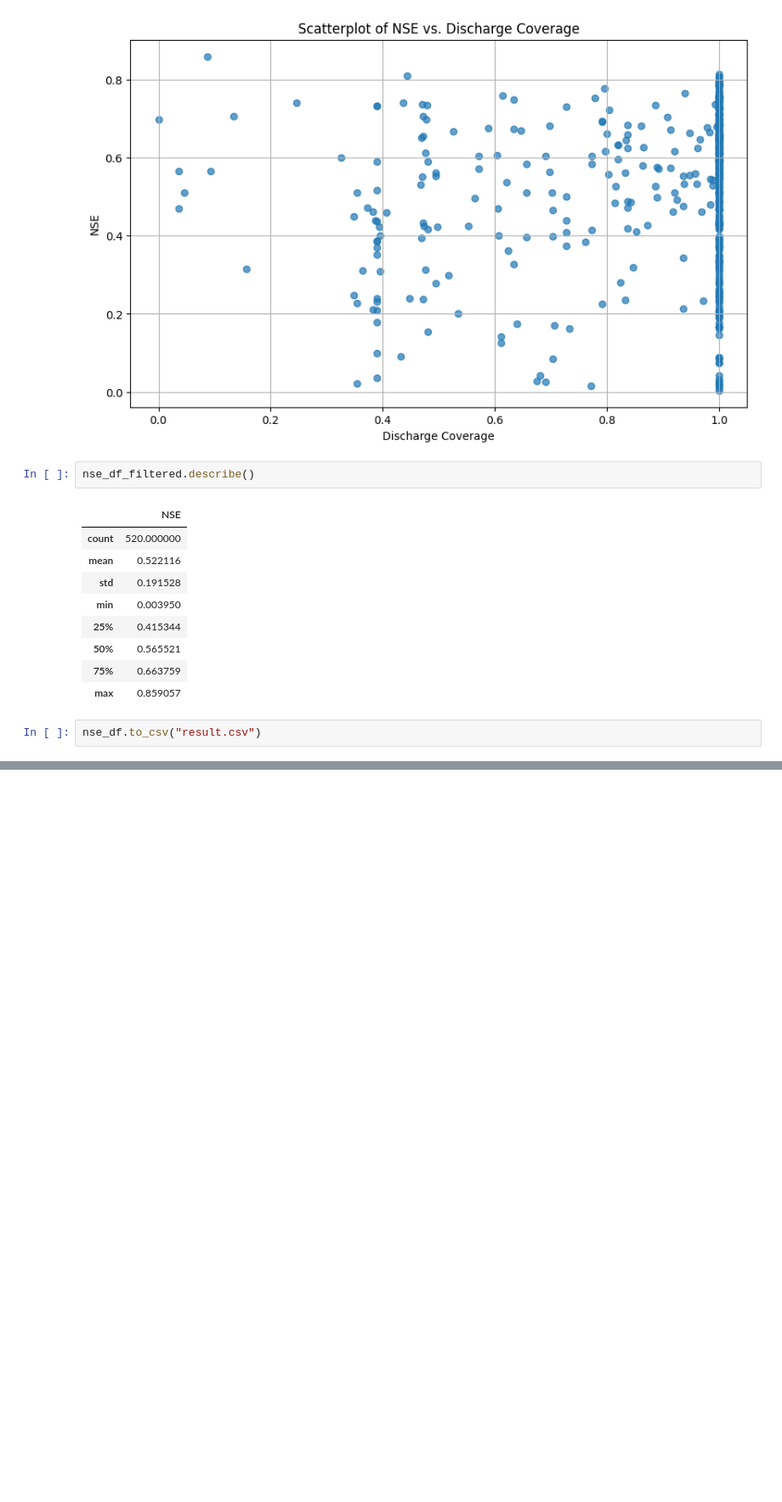
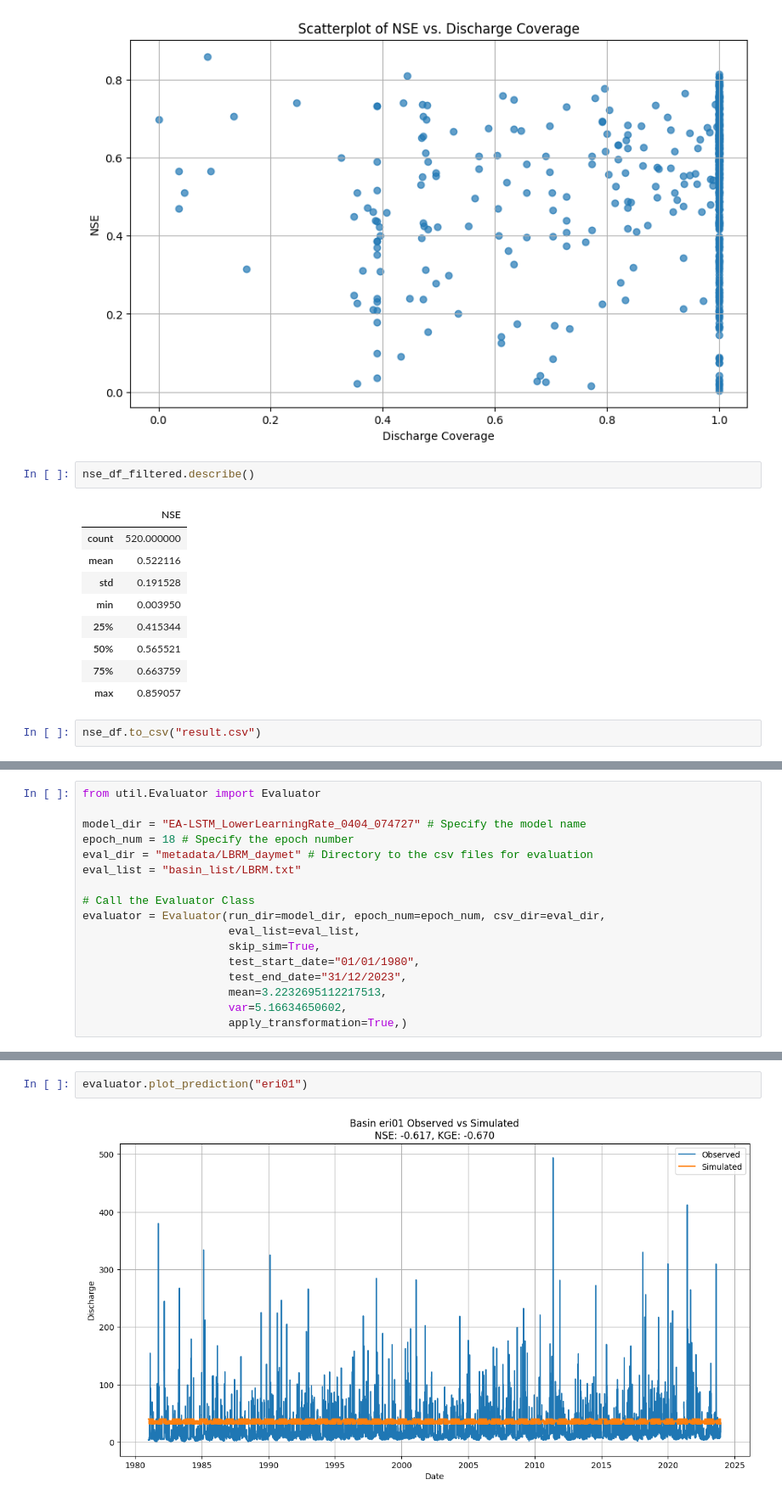
Before and after one commit to yunsupark1120/GAGEii_modeling, a Jupyter notebook: evaluation.ipynb, the cells around one changed output, grey strips where cells are left out. Shown: that part at 85% size. Drawn from its saved outputs; the diff is of its cells as text; blank space fills up the shorter version.

Commit message:
lbrm evaluated

```diff
--- a/evaluation.ipynb
+++ b/evaluation.ipynb
@@ -212,0 +215,17 @@ nse_df.to_csv("result.csv")
+# %%
+from util.Evaluator import Evaluator
+
+model_dir = "EA-LSTM_LowerLearningRate_0404_074727" # Specify the model name
+epoch_num = 18 # Specify the epoch number
+eval_dir = "metadata/LBRM_daymet" # Directory to the csv files for evaluation
+eval_list = "basin_list/LBRM.txt"
+
+# Call the Evaluator Class
+evaluator = Evaluator(run_dir=model_dir, epoch_num=epoch_num, csv_dir=eval_dir,
+                      eval_list=eval_list,
+                      skip_sim=True,
+                      test_start_date="01/01/1980",
+                      test_end_date="31/12/2023",
+                      mean=3.2232695112217513,
+                      var=5.16634650602,
+                      apply_transformation=True,)
@@ -212,0 +262,4 @@ nse_df.to_csv("result.csv")
+# %%
+evaluator.plot_prediction("eri01")
+# %% [output]
+[figure, added]
```
Also changed, not shown: parts of 5 cells of this notebook, 9 other files.
